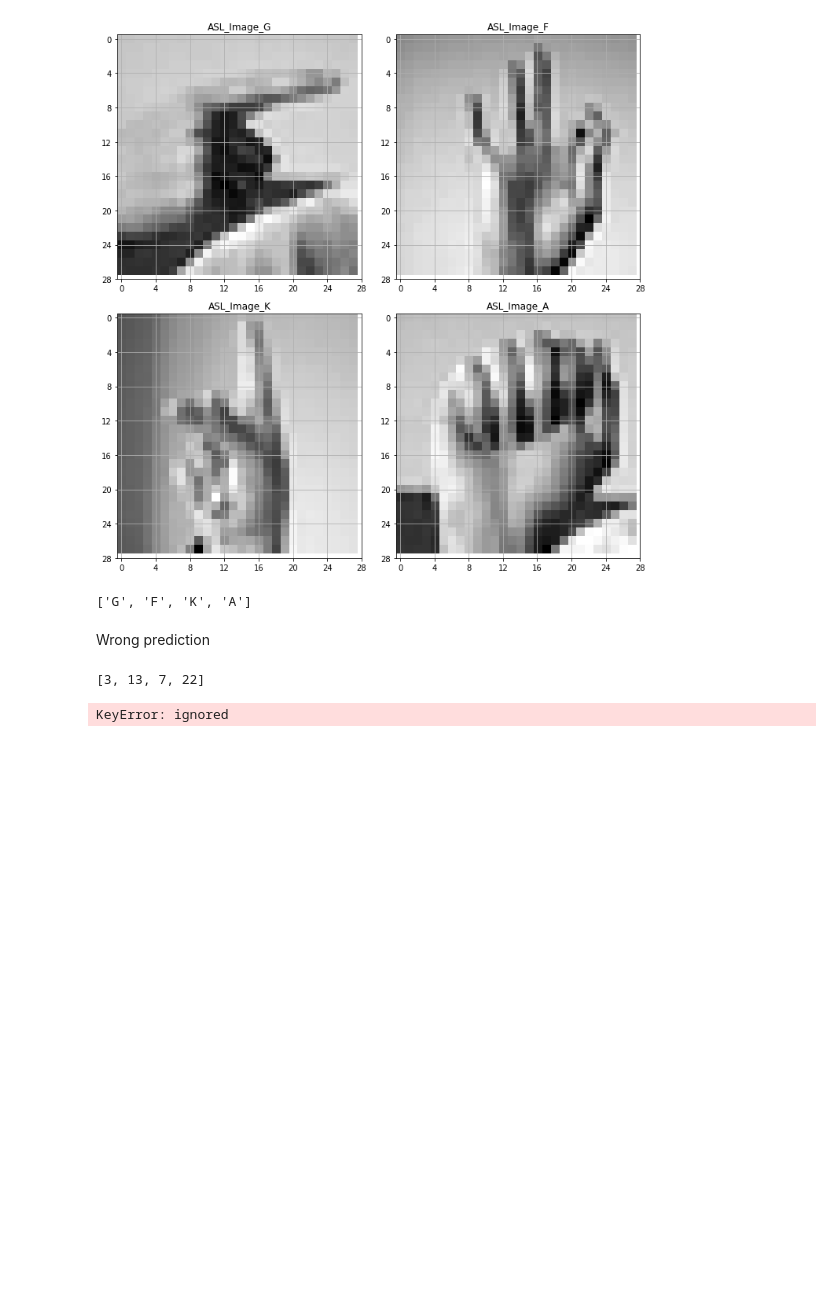
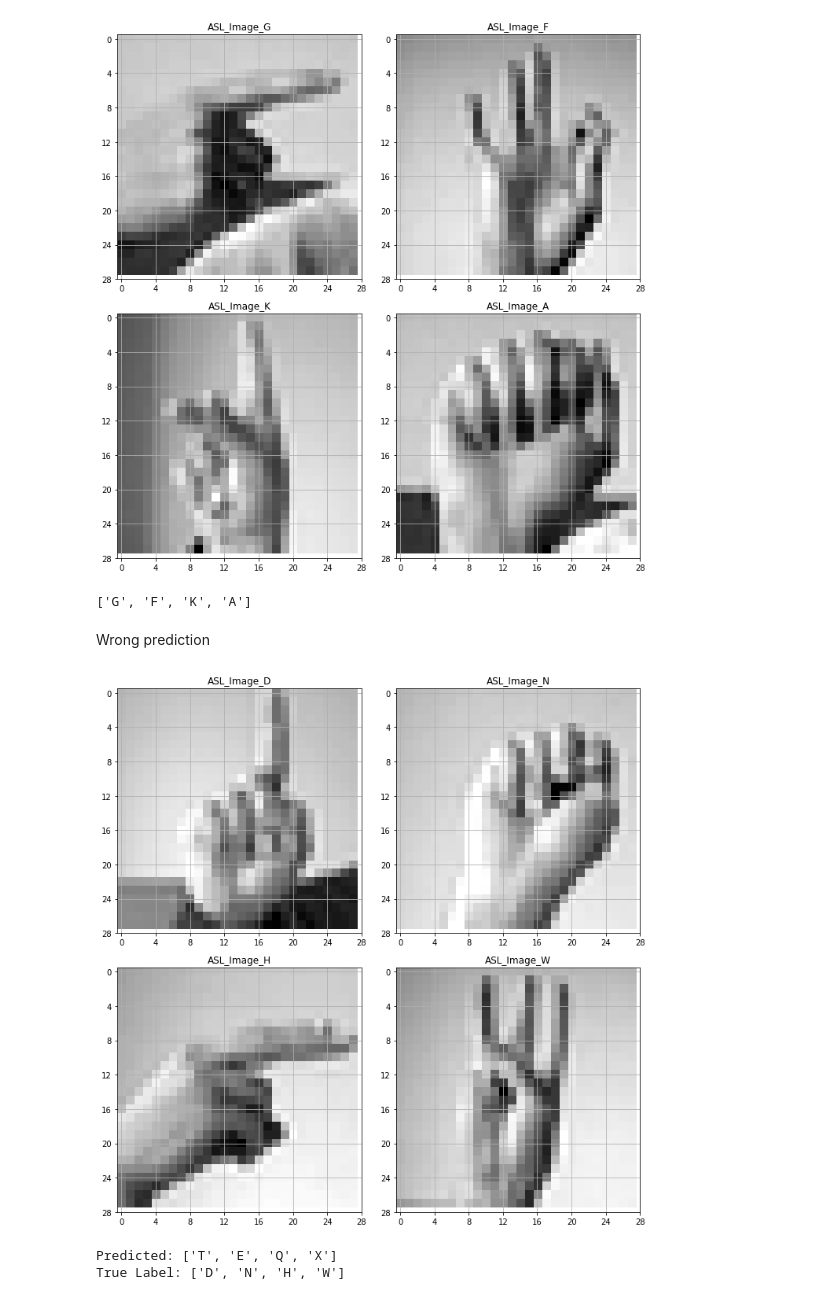
Before and after one commit to RonBartov/american-sign-language-image-classification, a Jupyter notebook: Final_Project_ASL_Classification.ipynb, the cells around one changed output. Saved outputs shown, nothing was run; the diff lists cells and outputs as text; code cells hidden in the pictures; blank space fills up the shorter version.

```diff
--- a/Final_Project_ASL_Classification.ipynb
+++ b/Final_Project_ASL_Classification.ipynb
@@ -973,13 +973,14 @@ def find_wrong_precictions(predictions , true_labels):
 # %%
 true_labels = df_test['label'].tolist()
 
 #first model
 wrong_predictions_1 , wrong_predictions_1_indexes = find_wrong_precictions(predicted_numbers_1 , true_labels)
-print(np.array(true_labels)[wrong_predictions_1_indexes[:4]].tolist())
-plot_images(df_test[0 , 1 , 2] , int_to_letter_dict , 2 , 2)
-print(np.array(predicted_letters2)[wrong_predictions_1_indexes[:4]].tolist())
+plot_images(df_test.iloc[wrong_predictions_1_indexes[:4]] , int_to_letter_dict , 2 , 2)
+print('Predicted:',[int_to_letter_dict[wrong_predictions_1[x]] for x in wrong_predictions_1_indexes[:4]])
+print('True Label:',[int_to_letter_dict[true_labels[x]] for x in wrong_predictions_1_indexes[:4]])
 # %% [output]
+[figure, added]
-[3, 13, 7, 22]
+Predicted: ['T', 'E', 'Q', 'X']
+True Label: ['D', 'N', 'H', 'W']
-KeyError: ignored
 # %%
 #torch.save(model, "/content/gdrive/MyDrive/DP_course/final/data/model1.pk.")
```
